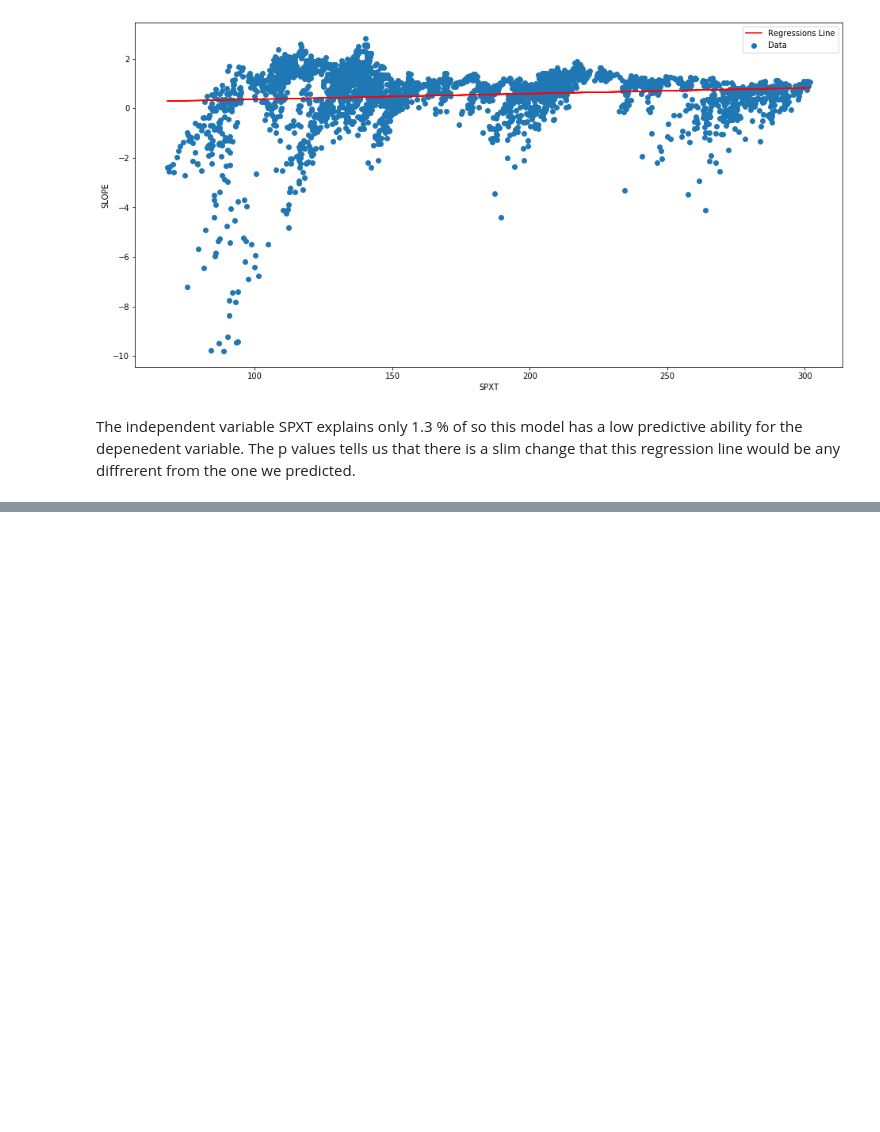
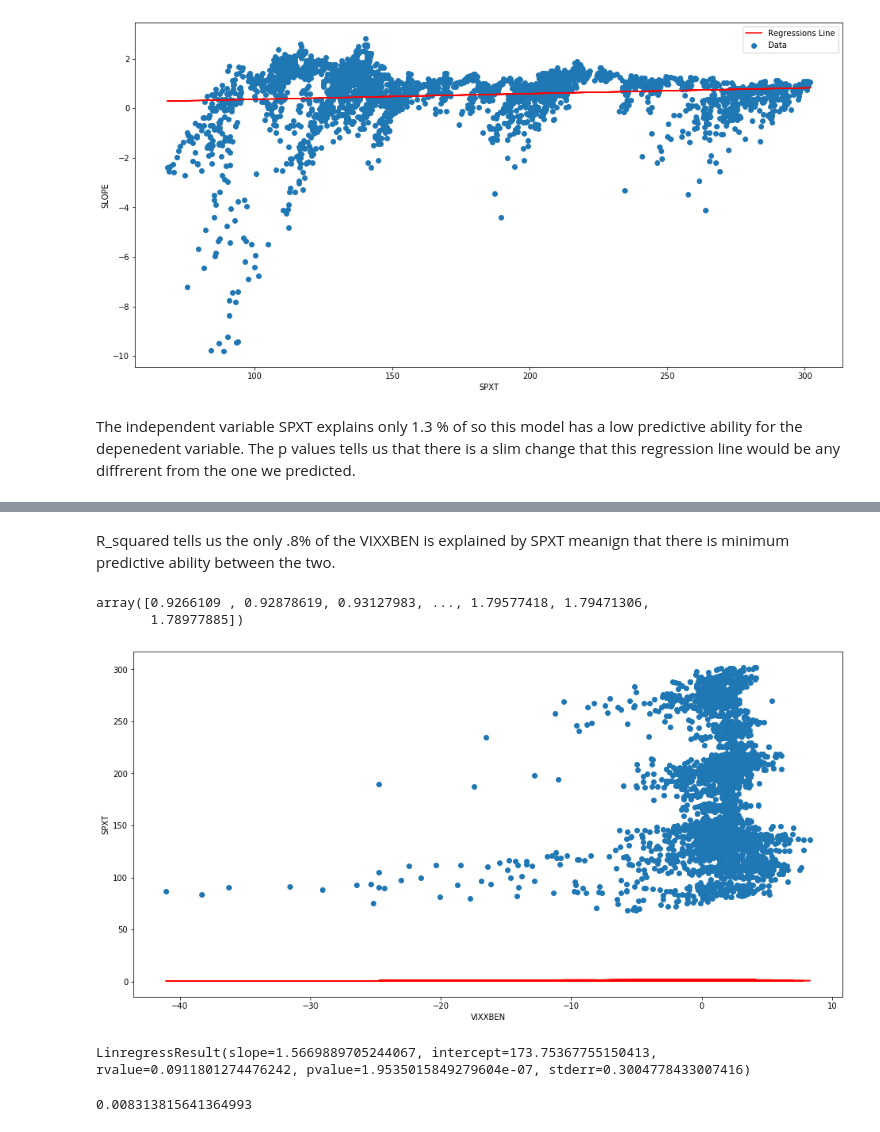
Before and after one commit to Berkat0789/Data_Analysis, a Jupyter notebook: Vix Analysis.ipynb, the cells around one changed output, grey strips where cells are left out. Saved outputs shown, nothing was run; the diff lists cells and outputs as text; code cells hidden in the pictures; blank space fills up the shorter version.

```diff
--- a/Vix Analysis.ipynb
+++ b/Vix Analysis.ipynb
@@ -170,0 +219,2 @@ plt.show()
+# %% [markdown]
+R_squared tells us the only .8% of the VIXXBEN is explained by SPXT meanign that there is minimum predictive ability between the two.
@@ -170,0 +223,15 @@ plt.show()
+# %%
+regoLine = ben_spxt_model.predict()
+regoLine
+# %% [output]
+array([0.9266109 , 0.92878619, 0.93127983, ..., 1.79577418, 1.79471306,
+       1.78977885])
+# %%
+plt.figure(figsize=(16,8))
+plt.scatter(raw_data["VIXXBEN"], raw_data["SPXT"], label = "Data")
+plt.plot(raw_data["VIXXBEN"], regoLine, label = "REgression", color = "r")
+plt.xlabel("VIXXBEN")
+plt.ylabel("SPXT")
+plt.show()
+# %% [output]
+[figure, added]
@@ -170,0 +241,9 @@ plt.show()
+# %%
+Results
+# %% [output]
+LinregressResult(slope=1.5669889705244067, intercept=173.75367755150413, rvalue=0.0911801274476242, pvalue=1.9535015849279604e-07, stderr=0.3004778433007416)
+# %%
+r_value = Results.rvalue
+r_value ** 2
+# %% [output]
+0.008313815641364993
```
Also changed, not shown: parts of 13 cells of this notebook.
